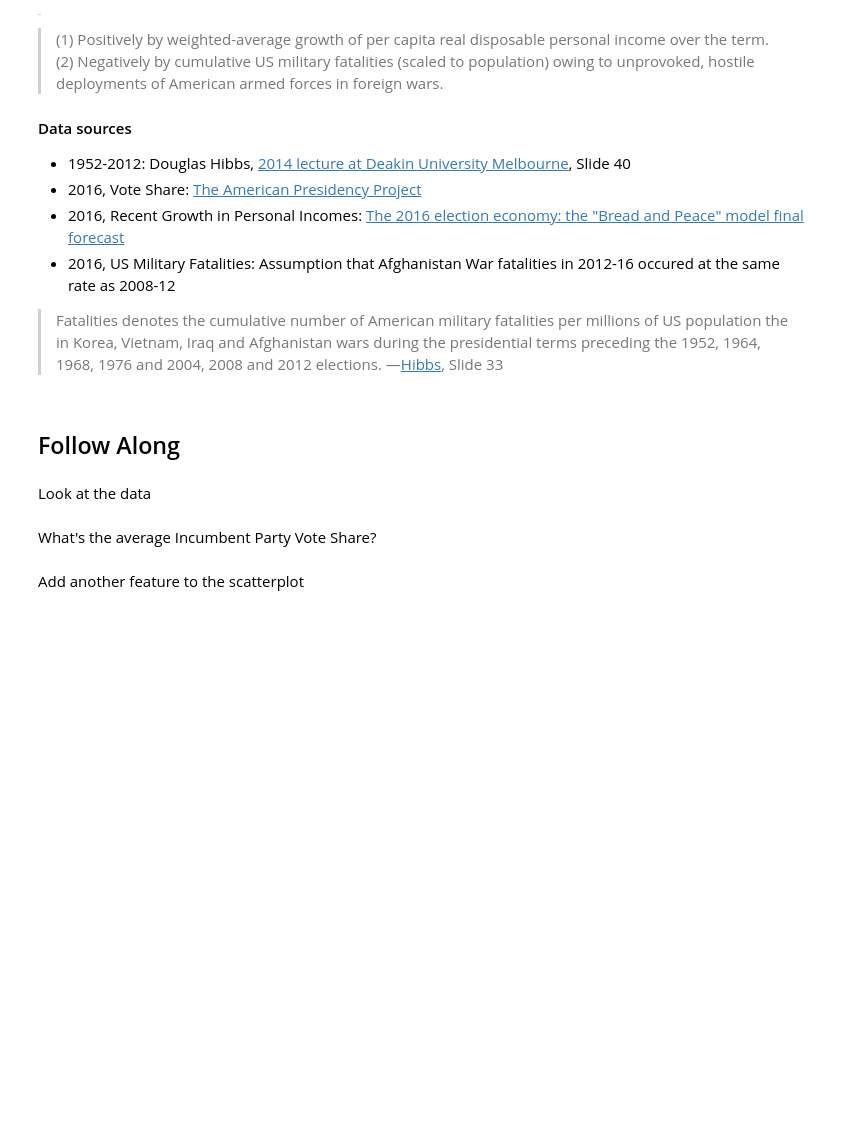
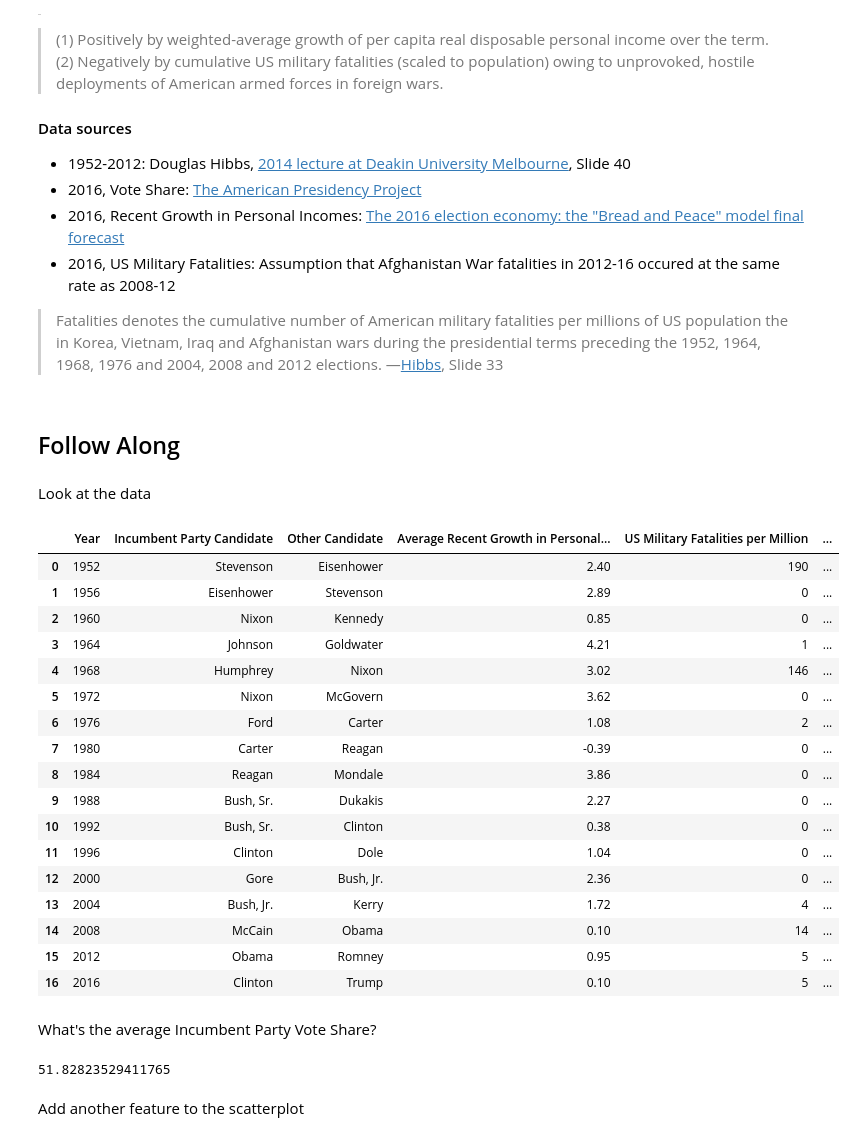
Before and after one commit to erivetna87/DS-Unit-2-Regression-Classification, a Jupyter notebook: module2/eric_lesson_regression_classification_2.ipynb, the cells around one changed output. Drawn from its saved outputs; the diff is of its cells as text; code cells hidden in the pictures; blank space fills up the shorter version.

```diff
--- a/module2/eric_lesson_regression_classification_2.ipynb
+++ b/module2/eric_lesson_regression_classification_2.ipynb
@@ -77,7 +97,32 @@ px.scatter(
 ## Follow Along
 # %% [markdown]
 Look at the data
+# %%
+df
+# %% [output]
+|  | Year | Incumbent Party Candidate | Other Candidate | Average Recent Growth in Personal... | US Military Fatalities per Million | ... |
+| 0 | 1952 | Stevenson | Eisenhower | 2.40 | 190 | ... |
+| 1 | 1956 | Eisenhower | Stevenson | 2.89 | 0 | ... |
+| 2 | 1960 | Nixon | Kennedy | 0.85 | 0 | ... |
+| 3 | 1964 | Johnson | Goldwater | 4.21 | 1 | ... |
+| 4 | 1968 | Humphrey | Nixon | 3.02 | 146 | ... |
+| 5 | 1972 | Nixon | McGovern | 3.62 | 0 | ... |
+| 6 | 1976 | Ford | Carter | 1.08 | 2 | ... |
+| 7 | 1980 | Carter | Reagan | -0.39 | 0 | ... |
+| 8 | 1984 | Reagan | Mondale | 3.86 | 0 | ... |
+| 9 | 1988 | Bush, Sr. | Dukakis | 2.27 | 0 | ... |
+| 10 | 1992 | Bush, Sr. | Clinton | 0.38 | 0 | ... |
+| 11 | 1996 | Clinton | Dole | 1.04 | 0 | ... |
+| 12 | 2000 | Gore | Bush, Jr. | 2.36 | 0 | ... |
+| 13 | 2004 | Bush, Jr. | Kerry | 1.72 | 4 | ... |
+| 14 | 2008 | McCain | Obama | 0.10 | 14 | ... |
+| 15 | 2012 | Obama | Romney | 0.95 | 5 | ... |
+| 16 | 2016 | Clinton | Trump | 0.10 | 5 | ... |
 # %% [markdown]
 What's the average Incumbent Party Vote Share?
+# %%
+df['Incumbent Party Vote Share'].mean()
+# %% [output]
+51.82823529411765
 # %% [markdown]
 Add another feature to the scatterplot
```
Also changed, not shown: parts of 14 cells of this notebook.
